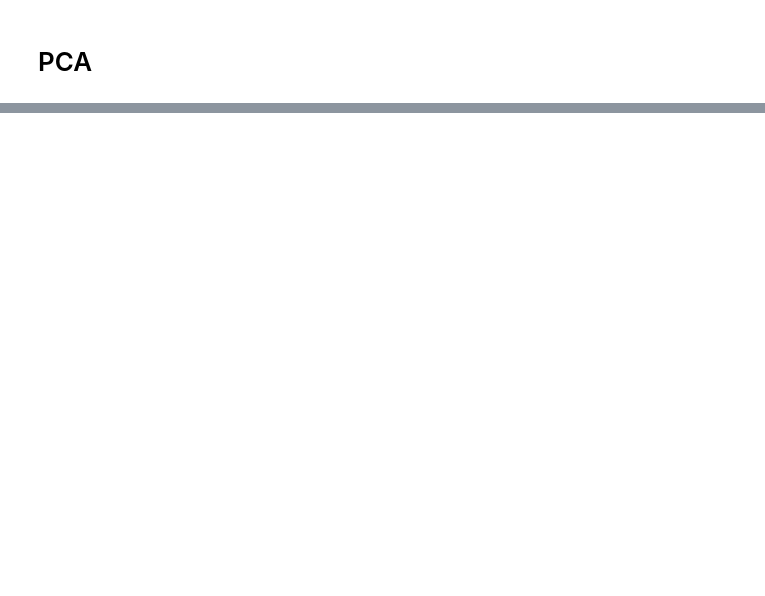
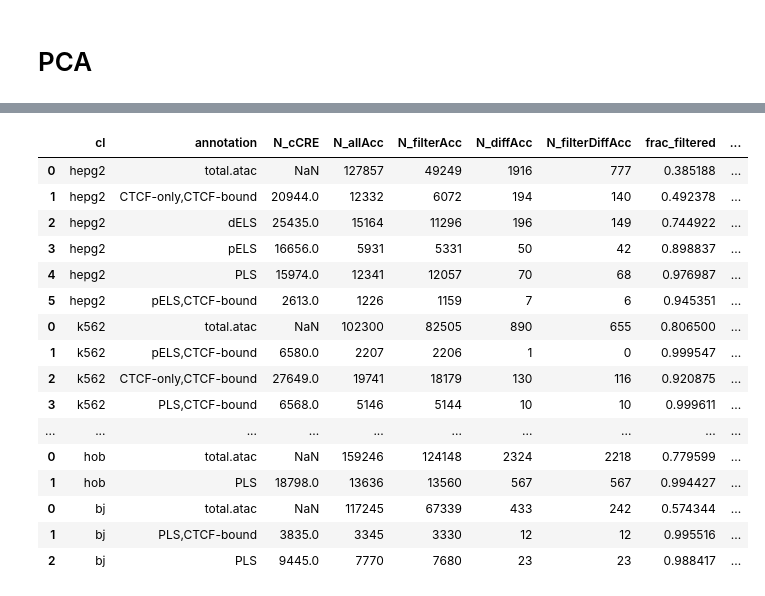
Before and after one commit to slifong08/wynton_git, a Jupyter notebook: EMF/US/bin/ATAC/2_PCA_ATAC_deseq.ipynb, the cells around one changed output, grey strips where cells are left out. Cells and saved outputs as stored; diff of their text form; code cells hidden in the pictures; blank space fills up the shorter version.

```diff
--- a/EMF/US/bin/ATAC/2_PCA_ATAC_deseq.ipynb
+++ b/EMF/US/bin/ATAC/2_PCA_ATAC_deseq.ipynb
@@ -307,3 +308,23 @@ X_ = pca.fit_transform(X)
 print(pca.explained_variance_ratio_)
 # %%
 X_
+# %%
+results
+# %% [output]
+|  | cl | annotation | N_cCRE | N_allAcc | N_filterAcc | N_diffAcc | N_filterDiffAcc | frac_filtered | ... |
+| 0 | hepg2 | total.atac | NaN | 127857 | 49249 | 1916 | 777 | 0.385188 | ... |
+| 1 | hepg2 | CTCF-only,CTCF-bound | 20944.0 | 12332 | 6072 | 194 | 140 | 0.492378 | ... |
+| 2 | hepg2 | dELS | 25435.0 | 15164 | 11296 | 196 | 149 | 0.744922 | ... |
+| 3 | hepg2 | pELS | 16656.0 | 5931 | 5331 | 50 | 42 | 0.898837 | ... |
+| 4 | hepg2 | PLS | 15974.0 | 12341 | 12057 | 70 | 68 | 0.976987 | ... |
+| 5 | hepg2 | pELS,CTCF-bound | 2613.0 | 1226 | 1159 | 7 | 6 | 0.945351 | ... |
+| 0 | k562 | total.atac | NaN | 102300 | 82505 | 890 | 655 | 0.806500 | ... |
+| 1 | k562 | pELS,CTCF-bound | 6580.0 | 2207 | 2206 | 1 | 0 | 0.999547 | ... |
+| 2 | k562 | CTCF-only,CTCF-bound | 27649.0 | 19741 | 18179 | 130 | 116 | 0.920875 | ... |
+| 3 | k562 | PLS,CTCF-bound | 6568.0 | 5146 | 5144 | 10 | 10 | 0.999611 | ... |
+| ... | ... | ... | ... | ... | ... | ... | ... | ... | ... |
+| 0 | hob | total.atac | NaN | 159246 | 124148 | 2324 | 2218 | 0.779599 | ... |
+| 1 | hob | PLS | 18798.0 | 13636 | 13560 | 567 | 567 | 0.994427 | ... |
+| 0 | bj | total.atac | NaN | 117245 | 67339 | 433 | 242 | 0.574344 | ... |
+| 1 | bj | PLS,CTCF-bound | 3835.0 | 3345 | 3330 | 12 | 12 | 0.995516 | ... |
+| 2 | bj | PLS | 9445.0 | 7770 | 7680 | 23 | 23 | 0.988417 | ... |
```
Also changed, not shown: parts of 4 cells of this notebook, 25 other files.
